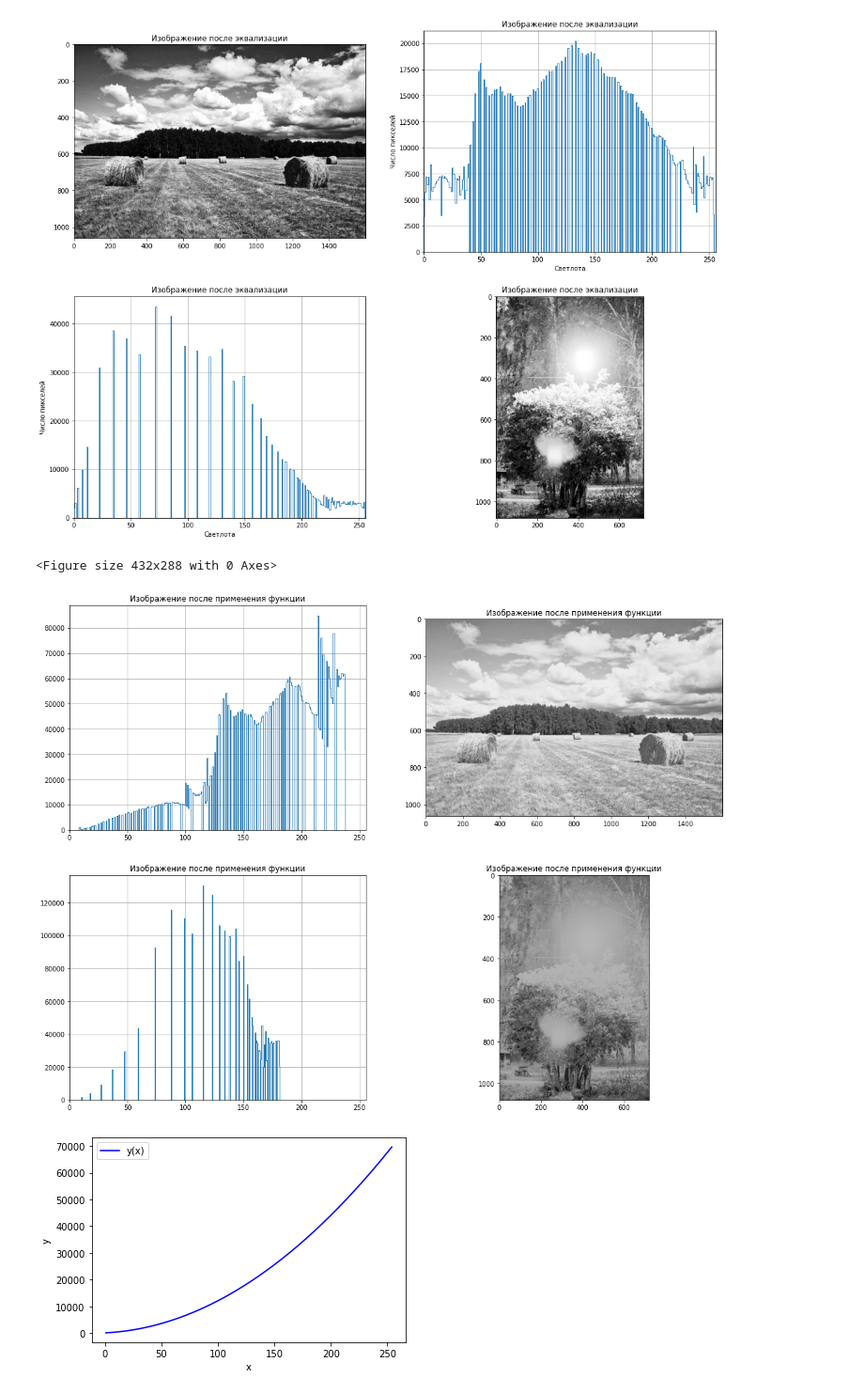
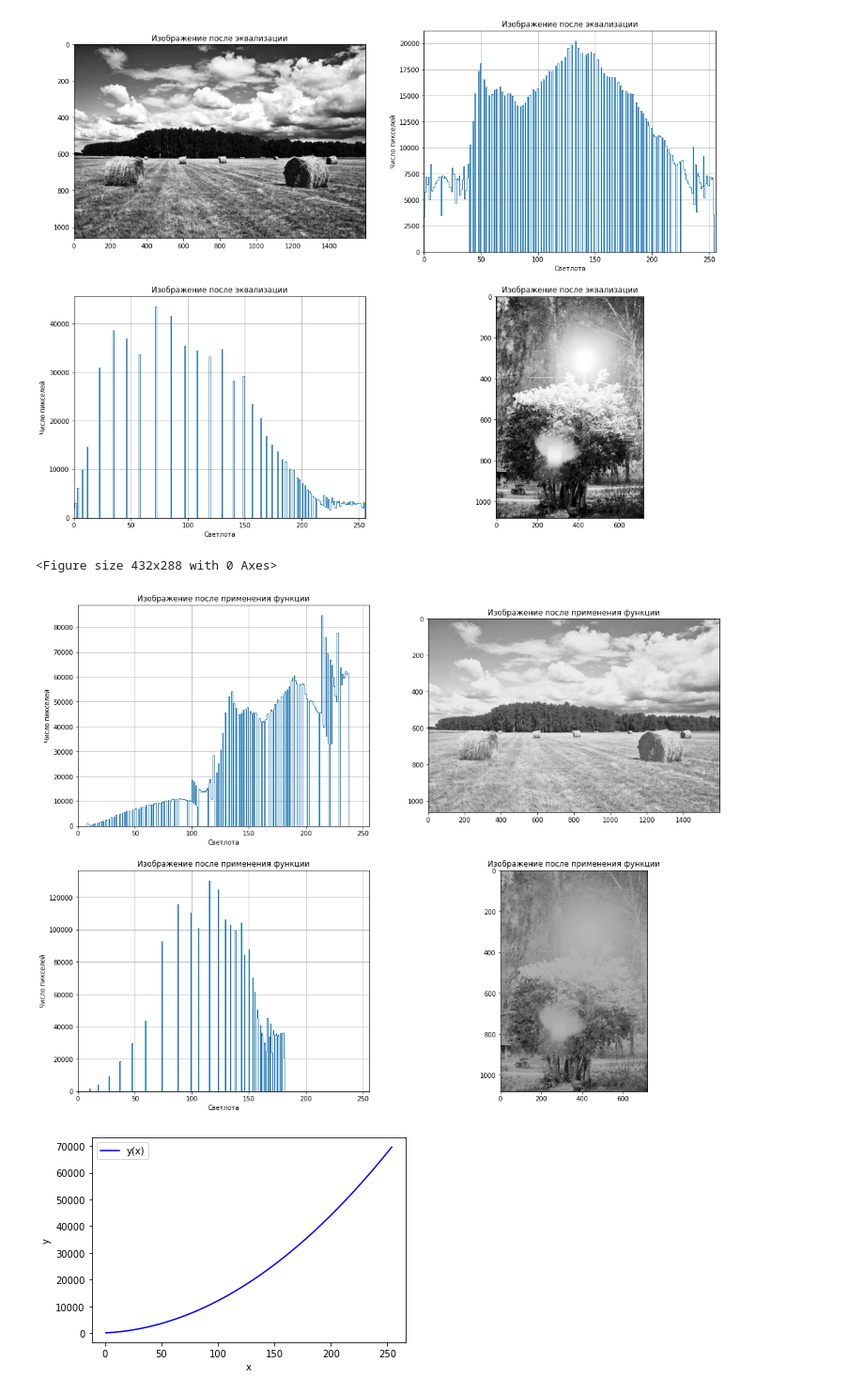
Before and after one commit to GreyImediary/image_processing_labs, a Jupyter notebook: lab3/P3.ipynb, the cells around one changed output. Shown at 94% size. Cells and saved outputs as stored; diff of their text form; code cells hidden in the pictures.

```diff
--- a/lab3/P3.ipynb
+++ b/lab3/P3.ipynb
@@ -139,6 +139,10 @@ ax1.set_title('Изображение после применения функц
 ax2.set_title('Изображение после применения функции')
 ax3.set_title('Изображение после применения функции')
 ax4.set_title('Изображение после применения функции')
+ax1.set_xlabel('Светлота')
+ax1.set_ylabel('Число пикселей')
+ax3.set_xlabel('Светлота')
+ax3.set_ylabel('Число пикселей')
 ax1.set_xlim(0, 256)
 ax3.set_xlim(0, 256)
 ax1.grid(True)
@@ -178,34 +182,34 @@ def function_prived(image, x, y):
     new_match = find_closest(A, target)
     tmp = []
     for i in find_closest(A, target):
         for key, value in dict_func.items():
             if value == i:
                 tmp.append(key)
     for key, value in zip(hist_centers, tmp):
         dict_res[key] = value
     shape_img = image.shape
     image_copy = image.copy()
     image_copy = image_copy.ravel()
     for i in range(len(image_copy)):
         image_copy[i] = dict_res[image_copy[i]]
     image_copy = image_copy.reshape(shape_img)
     return image_copy
 
 image_1_priv = function_prived(image1, x, y)
 image_2_priv = function_prived(image2, x, y)
 
 cv2.imwrite("01_priv.png", image_1_priv)
 cv2.imwrite("02_priv.png", image_2_priv)
 
 ax1.hist(image_1_priv.ravel(), bins = 256, histtype = 'step')
 ax2.imshow(image_1_priv, cmap="gray")
 ax3.hist(image_2_priv.ravel(), bins = 256, histtype = 'step')
 ax4.imshow(image_2_priv, cmap="gray")
 #
 plt.show()
 # %% [output]
 <Figure size 432x288 with 0 Axes>
-[figure, old version]
+[figure, new version]
 # %%
 
 
```
